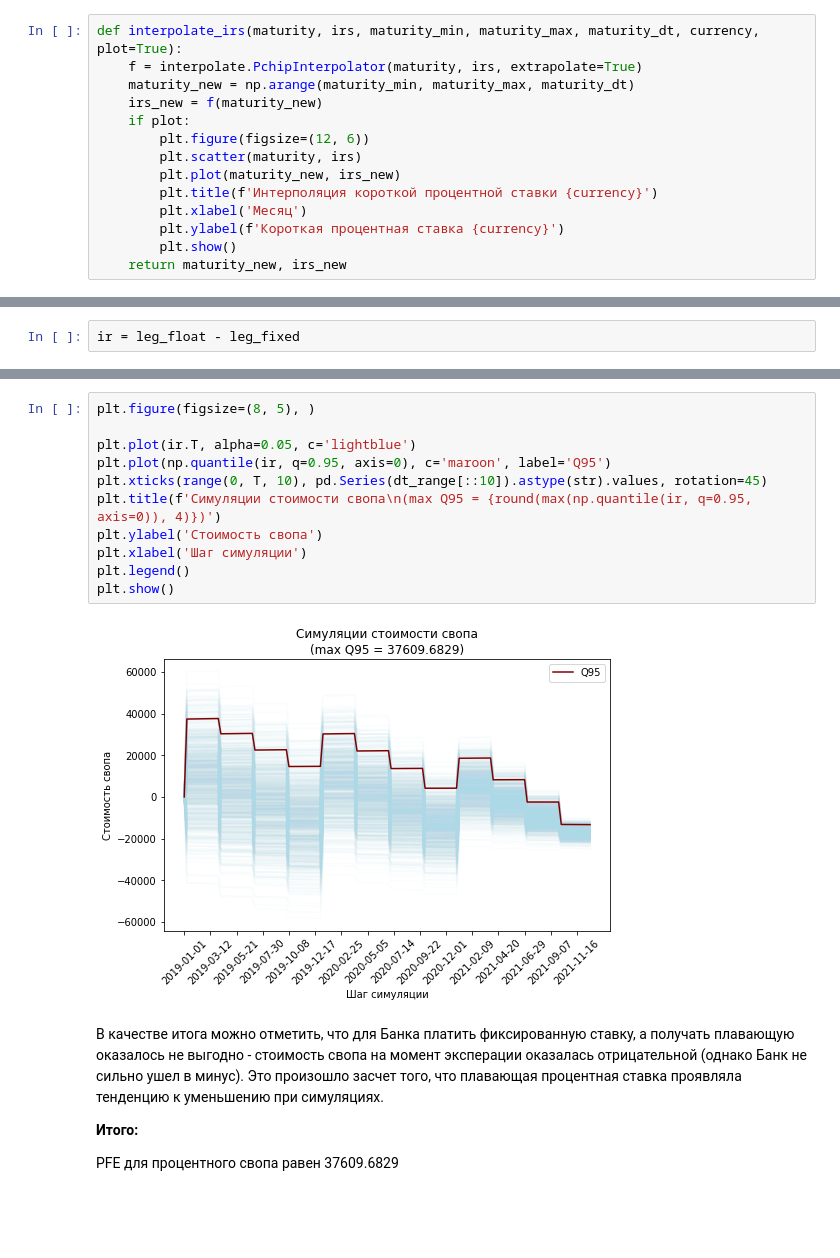
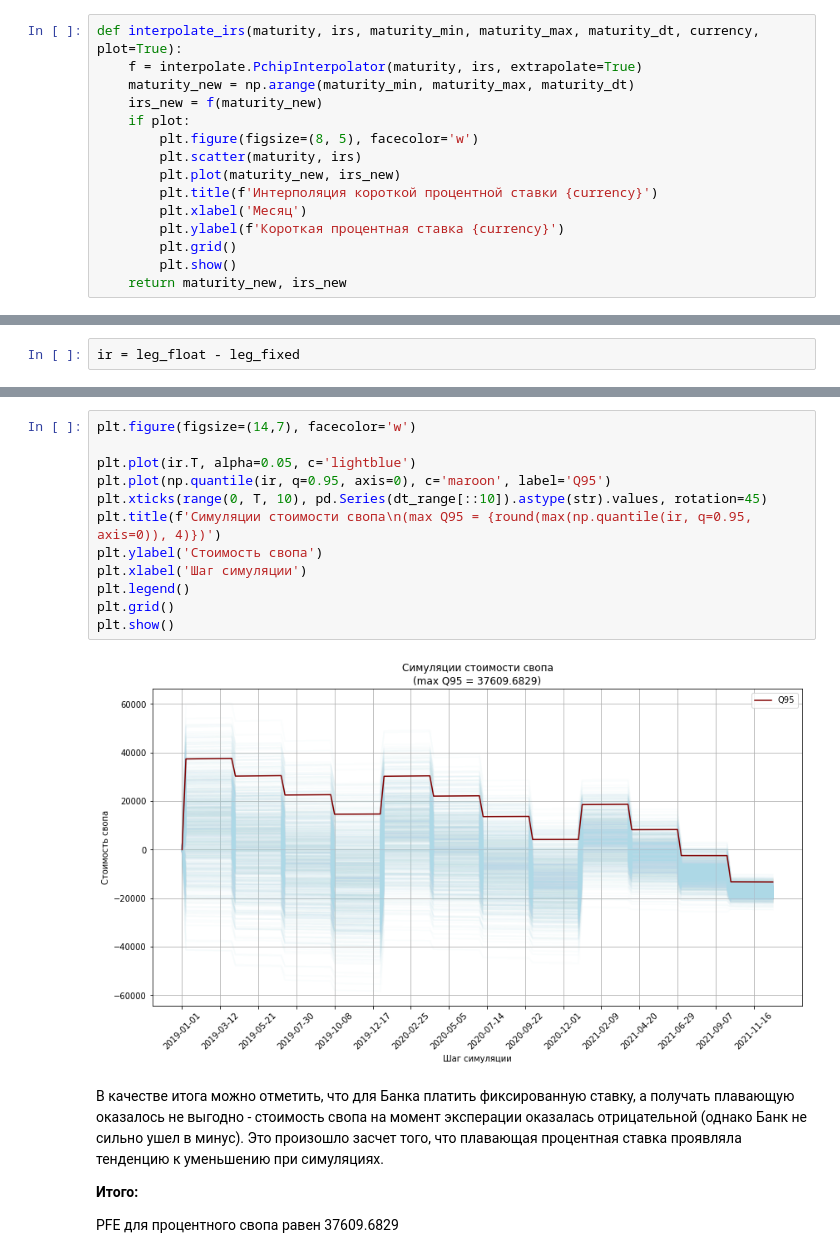
Before and after one commit to goo-goo-goo-joob/hse_stochastic_modeling, a Jupyter notebook: risk_factors_modeling.ipynb, the cells around one changed output, grey strips where cells are left out. Saved outputs shown, nothing was run; the diff lists cells and outputs as text; blank space fills up the shorter version.

Commit message:
Update comments and images

```diff
--- a/risk_factors_modeling.ipynb
+++ b/risk_factors_modeling.ipynb
@@ -31,12 +31,13 @@ def interpolate_irs(maturity, irs, maturity_min, maturity_max, maturity_dt, curr
     maturity_new = np.arange(maturity_min, maturity_max, maturity_dt)
     irs_new = f(maturity_new)
     if plot:
-        plt.figure(figsize=(12, 6))
+        plt.figure(figsize=(8, 5), facecolor='w')
         plt.scatter(maturity, irs)
         plt.plot(maturity_new, irs_new)
         plt.title(f'Интерполяция короткой процентной ставки {currency}')
         plt.xlabel('Месяц')
         plt.ylabel(f'Короткая процентная ставка {currency}')
+        plt.grid()
         plt.show()
     return maturity_new, irs_new
 # %%
@@ -323,16 +327,17 @@ plt.show()
 # %%
-plt.figure(figsize=(8, 5), )
+plt.figure(figsize=(14,7), facecolor='w')
 
 plt.plot(ir.T, alpha=0.05, c='lightblue')
 plt.plot(np.quantile(ir, q=0.95, axis=0), c='maroon', label='Q95')
 plt.xticks(range(0, T, 10), pd.Series(dt_range[::10]).astype(str).values, rotation=45)
 plt.title(f'Симуляции стоимости свопа\n(max Q95 = {round(max(np.quantile(ir, q=0.95, axis=0)), 4)})')
 plt.ylabel('Стоимость свопа')
 plt.xlabel('Шаг симуляции')
 plt.legend()
+plt.grid()
 plt.show()
 # %% [output]
-[figure, old version]
+[figure, new version]
 # %% [markdown]
 В качестве итога можно отметить, что для Банка платить фиксированную ставку, а получать плавающую оказалось не выгодно - стоимость свопа на момент эксперации оказалась отрицательной (однако Банк не сильно ушел в минус). Это произошло засчет того, что плавающая процентная ставка проявляла тенденцию к уменьшению при симуляциях.
 
```
Also changed, not shown: parts of 17 cells of this notebook.
